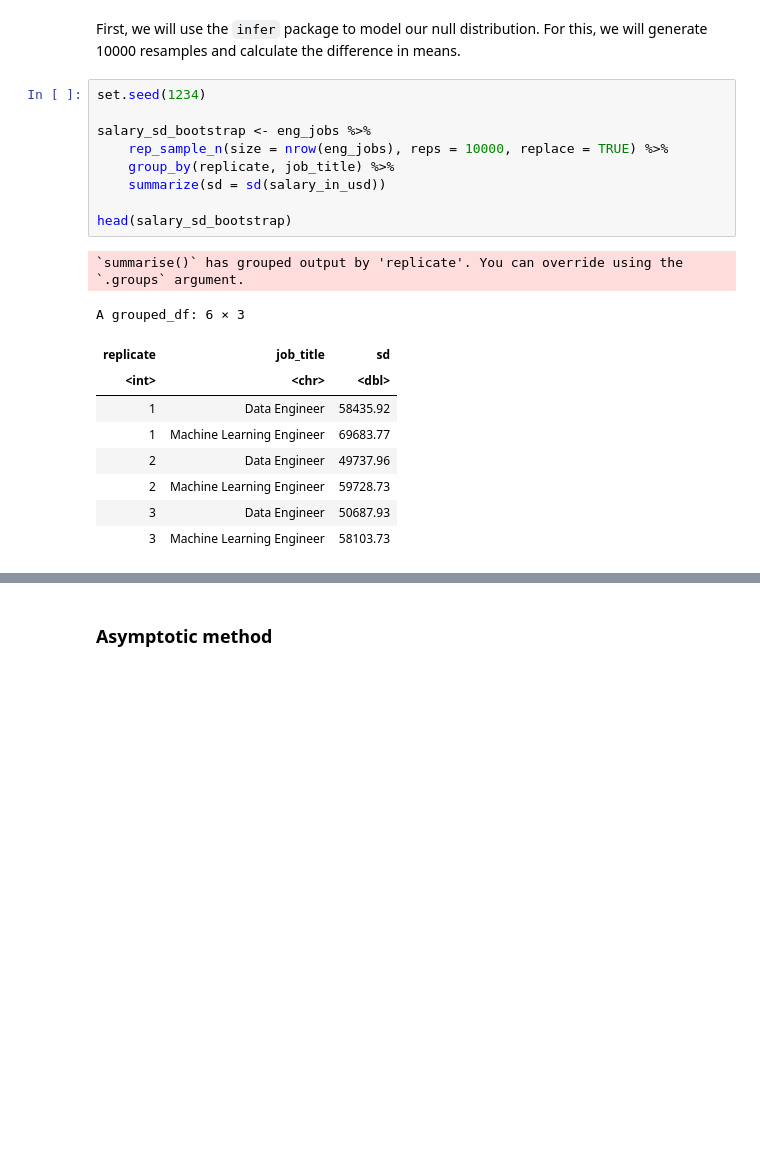
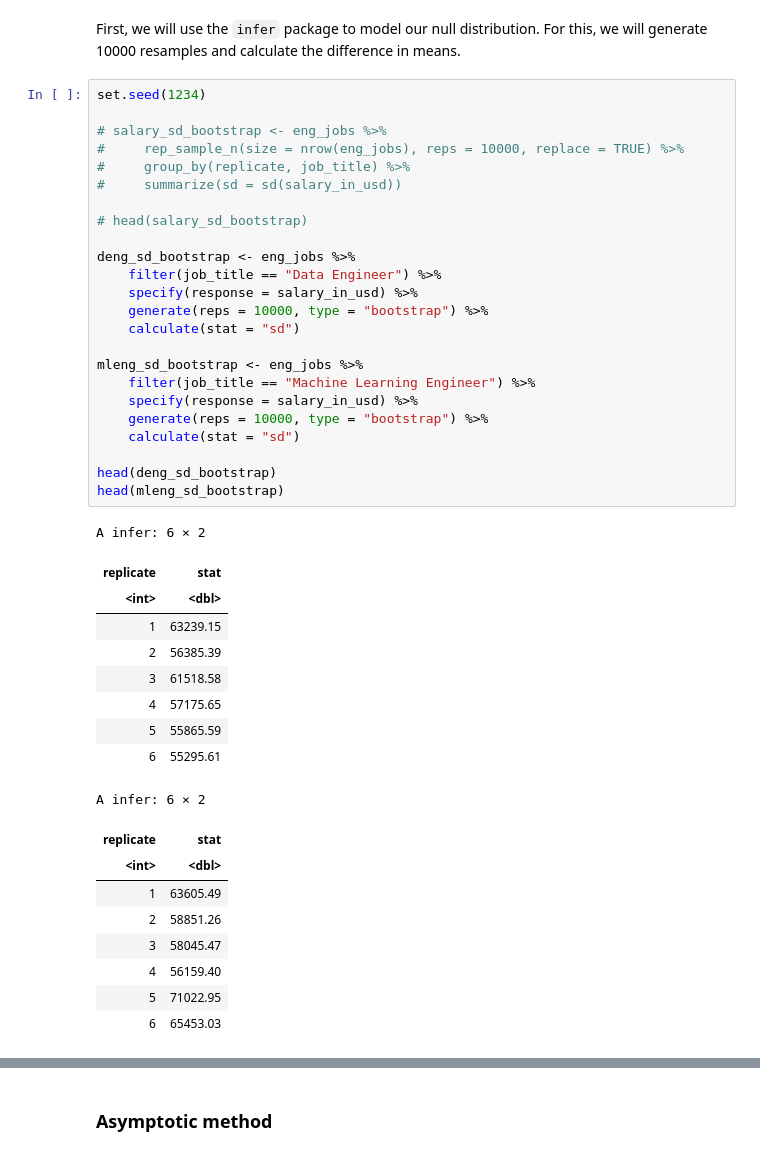
Before and after one commit to AmyChen354/stat-201-project, a Jupyter notebook: group_4_final_report.ipynb, the cells around one changed output, grey strips where cells are left out. Saved outputs shown, nothing was run; the diff lists cells and outputs as text; blank space fills up the shorter version.

```diff
--- a/group_4_final_report.ipynb
+++ b/group_4_final_report.ipynb
@@ -195,22 +195,44 @@
 # %%
 set.seed(1234)
 
-salary_sd_bootstrap <- eng_jobs %>%
-    rep_sample_n(size = nrow(eng_jobs), reps = 10000, replace = TRUE) %>%
-    group_by(replicate, job_title) %>%
-    summarize(sd = sd(salary_in_usd))
+# salary_sd_bootstrap <- eng_jobs %>%
+#     rep_sample_n(size = nrow(eng_jobs), reps = 10000, replace = TRUE) %>%
+#     group_by(replicate, job_title) %>%
+#     summarize(sd = sd(salary_in_usd))
 
-head(salary_sd_bootstrap)
+# head(salary_sd_bootstrap)
+
+deng_sd_bootstrap <- eng_jobs %>%
+    filter(job_title == "Data Engineer") %>%
+    specify(response = salary_in_usd) %>%
+    generate(reps = 10000, type = "bootstrap") %>%
+    calculate(stat = "sd")
+
+mleng_sd_bootstrap <- eng_jobs %>%
+    filter(job_title == "Machine Learning Engineer") %>%
+    specify(response = salary_in_usd) %>%
+    generate(reps = 10000, type = "bootstrap") %>%
+    calculate(stat = "sd")
+
+head(deng_sd_bootstrap)
+head(mleng_sd_bootstrap)
 # %% [output]
-`summarise()` has grouped output by 'replicate'. You can override using the
-`.groups` argument.
+A infer: 6 × 2
+| replicate | stat |
+| <int> | <dbl> |
+| 1 | 63239.15 |
+| 2 | 56385.39 |
+| 3 | 61518.58 |
+| 4 | 57175.65 |
+| 5 | 55865.59 |
+| 6 | 55295.61 |
-A grouped_df: 6 × 3
+A infer: 6 × 2
-| replicate | job_title | sd |
-| <int> | <chr> | <dbl> |
-| 1 | Data Engineer | 58435.92 |
-| 1 | Machine Learning Engineer | 69683.77 |
-| 2 | Data Engineer | 49737.96 |
-| 2 | Machine Learning Engineer | 59728.73 |
-| 3 | Data Engineer | 50687.93 |
-| 3 | Machine Learning Engineer | 58103.73 |
+| replicate | stat |
+| <int> | <dbl> |
+| 1 | 63605.49 |
+| 2 | 58851.26 |
+| 3 | 58045.47 |
+| 4 | 56159.40 |
+| 5 | 71022.95 |
+| 6 | 65453.03 |
 # %%
```
Also changed, not shown: parts of 6 cells of this notebook.
